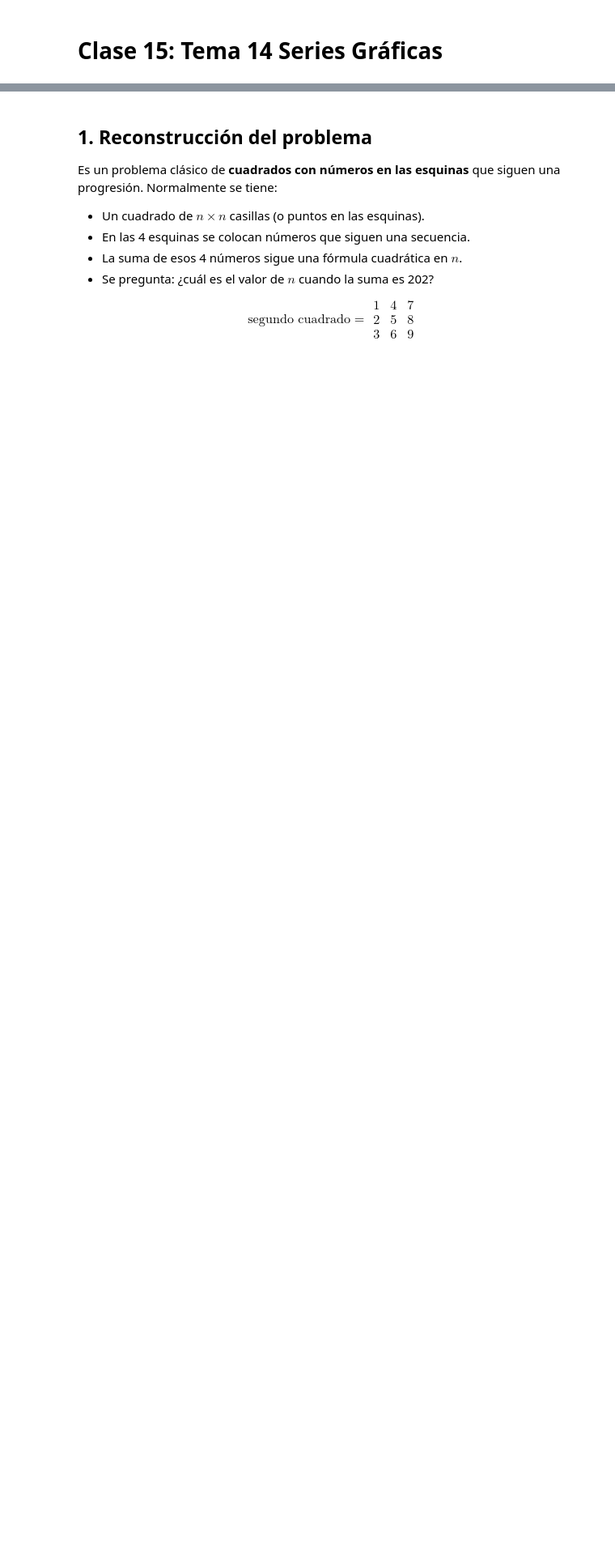
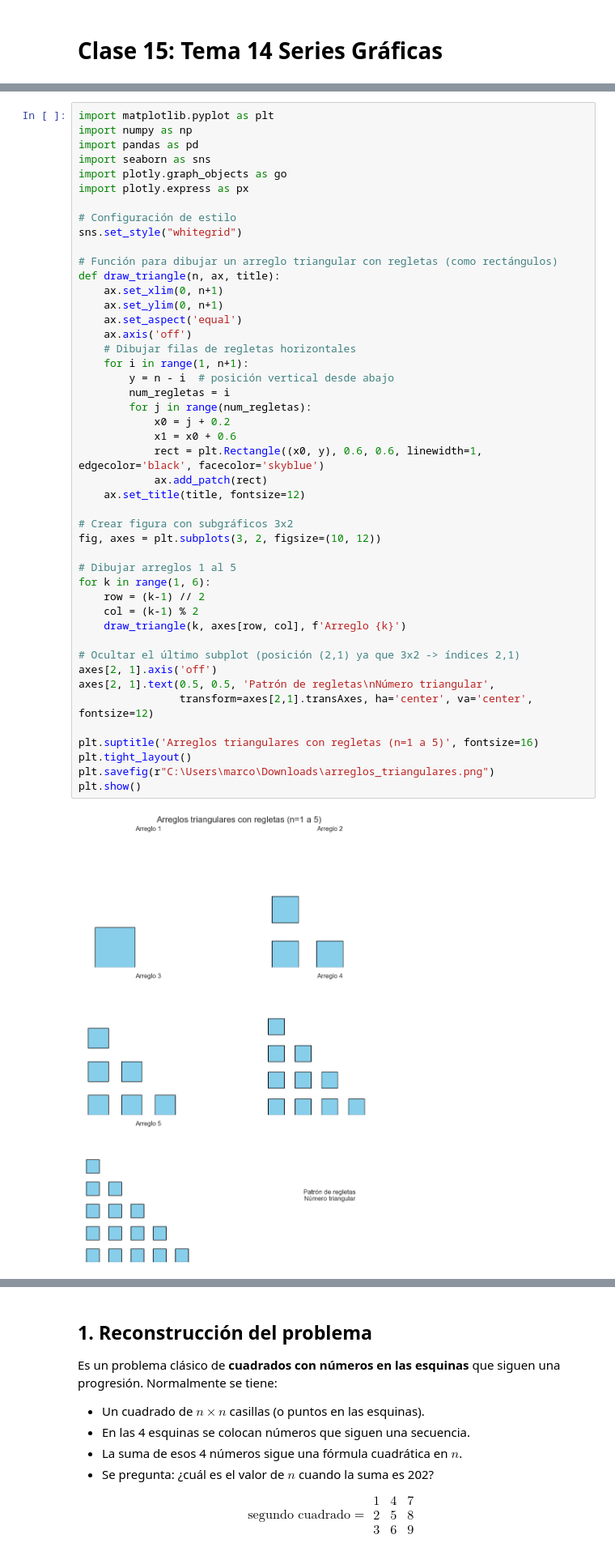
Before and after one commit to marco-canas/camino-udea, a Jupyter notebook: 6_razonamiento_geometrico/clase_15_series_graficas/clase_15_tema_14_series_graficas.ipynb, the cells around one changed output, grey strips where cells are left out. Shown at 81% size. Saved outputs shown, nothing was run; the diff lists cells and outputs as text; blank space fills up the shorter version.

Commit message:
números triangulares

```diff
--- a/6_razonamiento_geometrico/clase_15_series_graficas/clase_15_tema_14_series_graficas.ipynb
+++ b/6_razonamiento_geometrico/clase_15_series_graficas/clase_15_tema_14_series_graficas.ipynb
@@ -62,0 +179,48 @@ generar_qr(url)
+# %%
+import matplotlib.pyplot as plt
+import numpy as np
+import pandas as pd
+import seaborn as sns
+import plotly.graph_objects as go
+import plotly.express as px
+
+# Configuración de estilo
+sns.set_style("whitegrid")
+
+# Función para dibujar un arreglo triangular con regletas (como rectángulos)
+def draw_triangle(n, ax, title):
+    ax.set_xlim(0, n+1)
+    ax.set_ylim(0, n+1)
+    ax.set_aspect('equal')
+    ax.axis('off')
+    # Dibujar filas de regletas horizontales
+    for i in range(1, n+1):
+        y = n - i  # posición vertical desde abajo
+        num_regletas = i
+        for j in range(num_regletas):
+            x0 = j + 0.2
+            x1 = x0 + 0.6
+            rect = plt.Rectangle((x0, y), 0.6, 0.6, linewidth=1, edgecolor='black', facecolor='skyblue')
+            ax.add_patch(rect)
+    ax.set_title(title, fontsize=12)
+
+# Crear figura con subgráficos 3x2
+fig, axes = plt.subplots(3, 2, figsize=(10, 12))
+
+# Dibujar arreglos 1 al 5
+for k in range(1, 6):
+    row = (k-1) // 2
+    col = (k-1) % 2
+    draw_triangle(k, axes[row, col], f'Arreglo {k}')
+
+# Ocultar el último subplot (posición (2,1) ya que 3x2 -> índices 2,1)
+axes[2, 1].axis('off')
+axes[2, 1].text(0.5, 0.5, 'Patrón de regletas\nNúmero triangular',
+                transform=axes[2,1].transAxes, ha='center', va='center', fontsize=12)
+
+plt.suptitle('Arreglos triangulares con regletas (n=1 a 5)', fontsize=16)
+plt.tight_layout()
+plt.savefig(r"C:\Users\marco\Downloads\arreglos_triangulares.png")
+plt.show()
+# %% [output]
+[figure, added]
```
Also changed, not shown: parts of 38 cells of this notebook, 3 other files.
